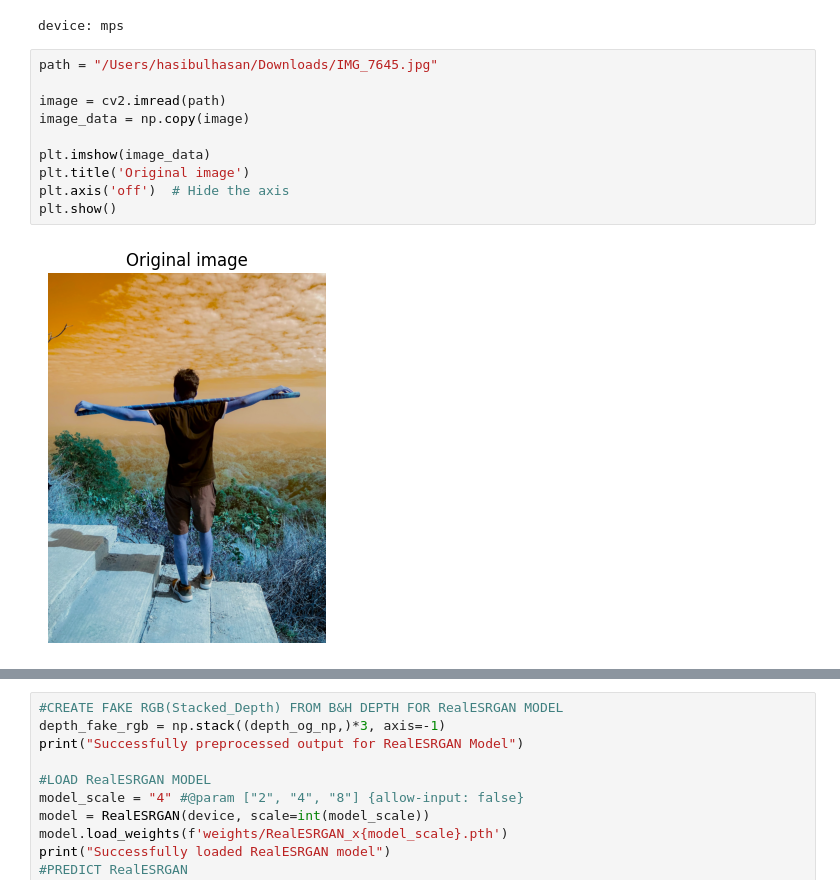
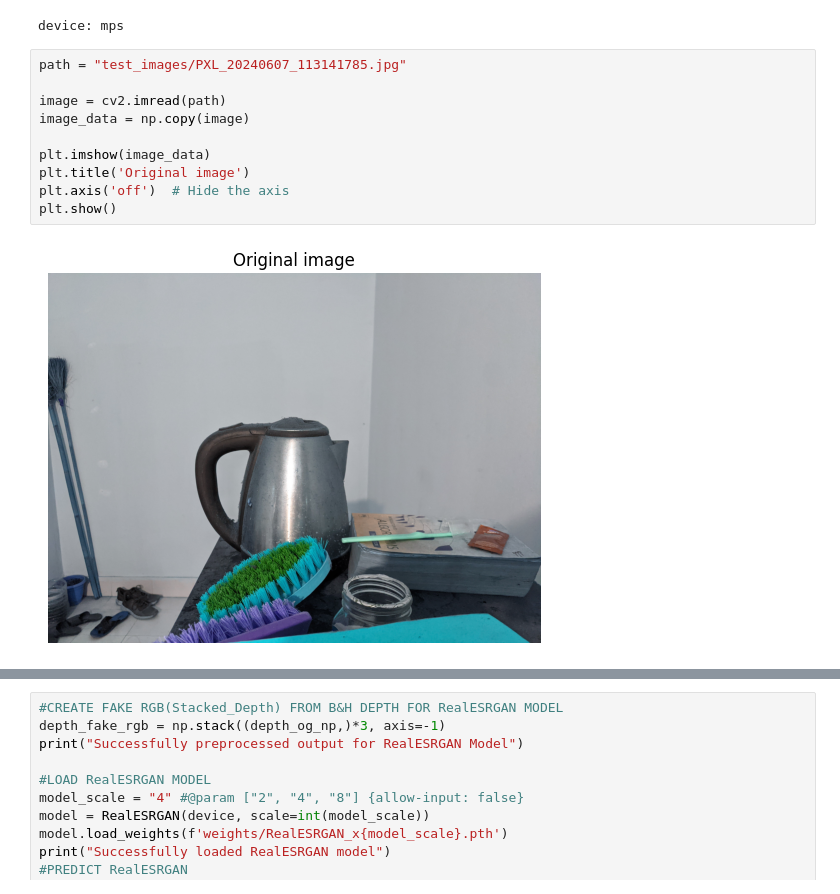
Before and after one commit to hasibuldog/depth_blur, a Jupyter notebook: portrait_blur.ipynb, the cells around one changed output, grey strips where cells are left out. Drawn from its saved outputs; the diff is of its cells as text.

```diff
--- a/portrait_blur.ipynb
+++ b/portrait_blur.ipynb
@@ -19,14 +20,14 @@ print('device:', device)
 # %% [output]
 device: mps
 # %%
-path = "/Users/hasibulhasan/Downloads/IMG_7645.jpg"
+path = "test_images/PXL_20240607_113141785.jpg"
 
 image = cv2.imread(path)
 image_data = np.copy(image)
 
 plt.imshow(image_data)
 plt.title('Original image')
 plt.axis('off')  # Hide the axis
 plt.show()
 # %% [output]
-[figure, old version]
+[figure, new version]
```
Also changed, not shown: parts of 3 cells of this notebook, 5 other files.
